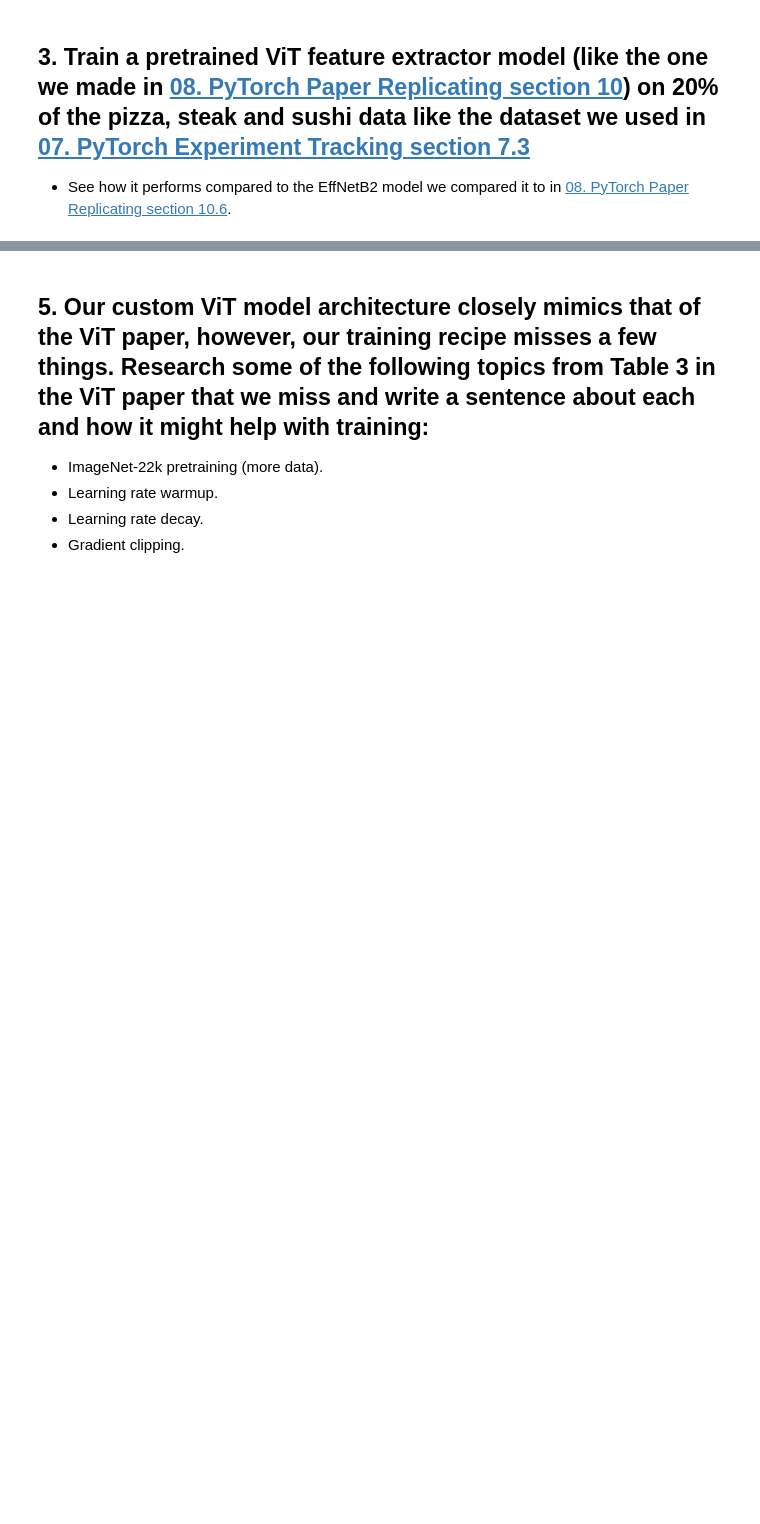
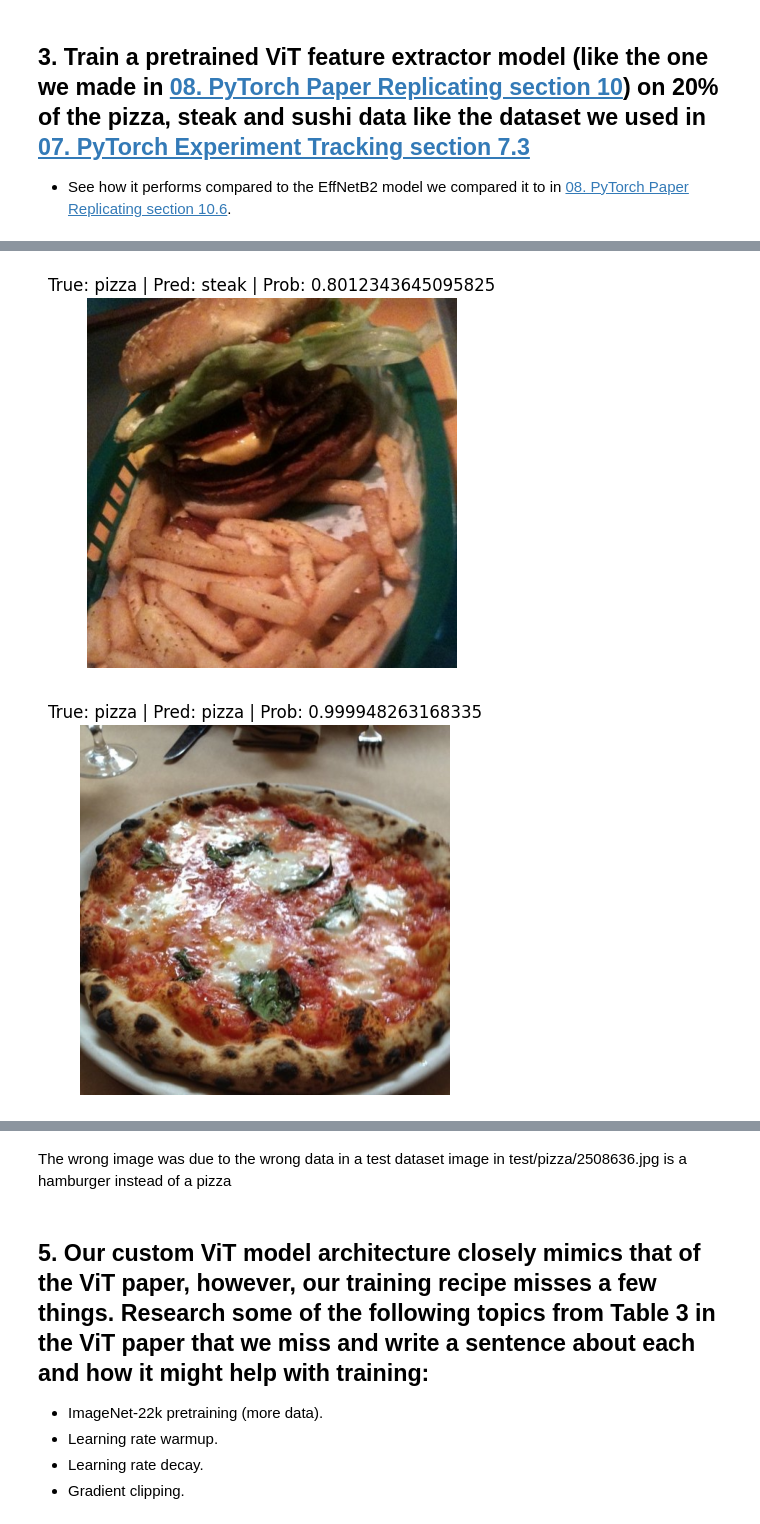
Before and after one commit to yhs2773/PyTorch-for-Deep-Learning-Machine-Learning-Full-Course, a Jupyter notebook: notebooks/08_pytorch_paper_replicating_exercise.ipynb, the cells around one changed output, grey strips where cells are left out. Drawn from its saved outputs; the diff is of its cells as text; code cells hidden in the pictures; blank space fills up the shorter version.

```diff
--- a/notebooks/08_pytorch_paper_replicating_exercise.ipynb
+++ b/notebooks/08_pytorch_paper_replicating_exercise.ipynb
@@ -305,0 +579,8 @@ Estimated Total Size (MB): 7.27
+# %%
+test_pred_dicts = pred_and_store(test_paths=test_data_paths,
+                                 model=model_2,
+                                 transform=transforms,
+                                 class_names=class_names,
+                                 device=device)
+
+test_pred_dicts
@@ -305,0 +605,7 @@ Estimated Total Size (MB): 7.27
+# %%
+# Turn the test_pred_dicts into a DataFrame
+import pandas as pd
+test_pred_df = pd.DataFrame(test_pred_dicts)
+
+# How many samples from the test dataset did our model get correct?
+test_pred_df.correct.value_counts()
@@ -305,0 +616,4 @@ Estimated Total Size (MB): 7.27
+# %%
+# Sort df by correct then by pred_prob
+top_5_most_wrong = test_pred_df.sort_values(["correct", "pred_prob"], ascending=[True, False]).head()
+top_5_most_wrong
@@ -305,0 +627,18 @@ Estimated Total Size (MB): 7.27
+# %%
+# Plot the top 5 most wrong images
+for row in top_5_most_wrong.iterrows():
+    row = row[1]
+    image_path = row[0]
+    true_label = row[1]
+    pred_prob = row[2]
+    pred_class = row[3]
+
+    # Plot the image and various details
+    img = torchvision.io.read_image(str(image_path))    # get image as tensor
+    plt.figure()
+    plt.imshow(img.permute(1, 2, 0))                    # matplotlib likes images in [height, width, color_channels]
+    plt.title(f"True: {true_label} | Pred: {pred_class} | Prob: {pred_prob}")
+    plt.axis(False);
+# %% [output]
+[figure, added]
+[figure, added]
@@ -306,3 +648,5 @@ Estimated Total Size (MB): 7.27
+# %% [markdown]
+The wrong image was due to the wrong data in a test dataset image in test/pizza/2508636.jpg is a hamburger instead of a pizza
 # %% [markdown]
 ## 5. Our custom ViT model architecture closely mimics that of the ViT paper, however, our training recipe misses a few things. Research some of the following topics from Table 3 in the ViT paper that we miss and write a sentence about each and how it might help with training:
 
```
Also changed, not shown: parts of 35 cells of this notebook.
